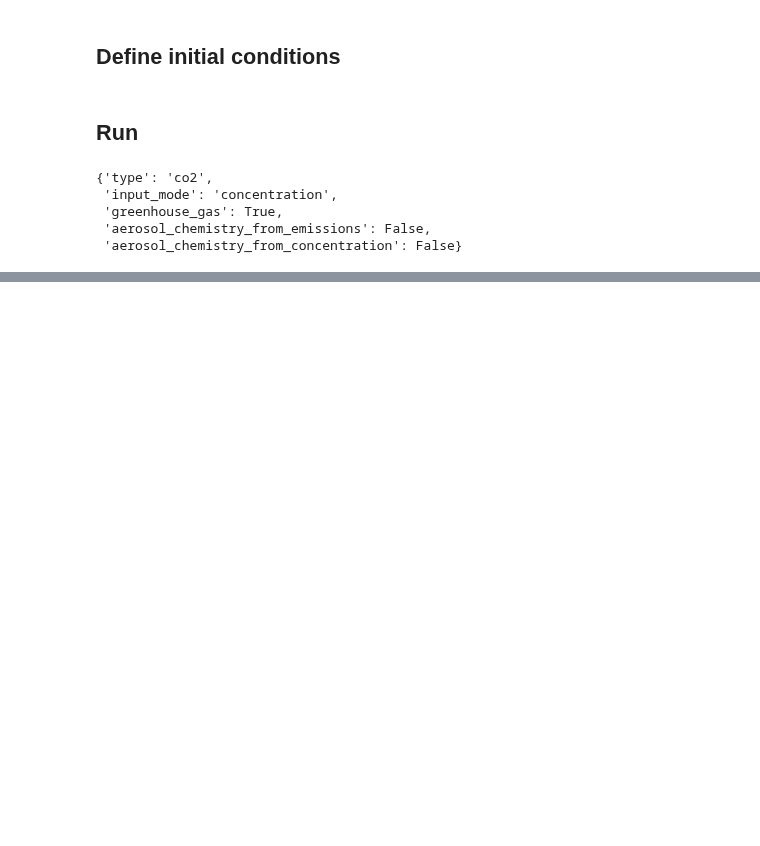
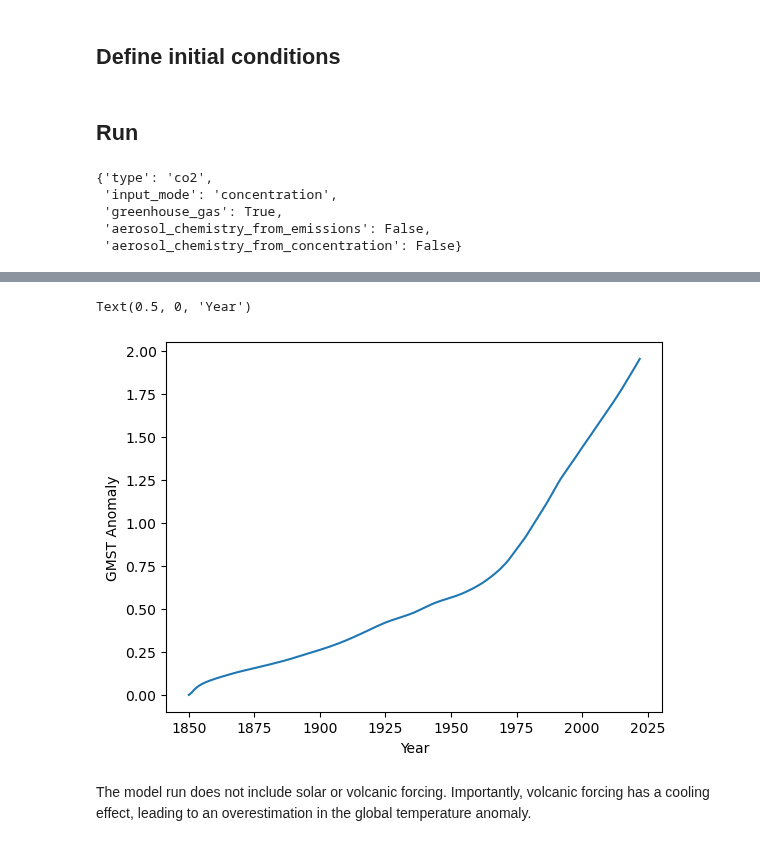
Before and after one commit to ericasimon16/woodwell_internship, a Jupyter notebook: FaIR_hist.ipynb, the cells around one changed output, grey strips where cells are left out. Saved outputs shown, nothing was run; the diff lists cells and outputs as text; code cells hidden in the pictures; blank space fills up the shorter version.

Commit message:
created plot

```diff
--- a/FaIR_hist.ipynb
+++ b/FaIR_hist.ipynb
@@ -108,0 +133,9 @@ f.run()
+# %%
+plt.plot(f.timebounds.reshape(173, 1), f.temperature[dict(layer=0, scenario=0)])
+plt.ylabel('GMST Anomaly')
+plt.xlabel('Year')
+# %% [output]
+Text(0.5, 0, 'Year')
+[figure, added]
+# %% [markdown]
+The model run does not include solar or volcanic forcing. Importantly, volcanic forcing has a cooling effect, leading to an overestimation in the global temperature anomaly.
```
Also changed, not shown: parts of 2 cells of this notebook.
